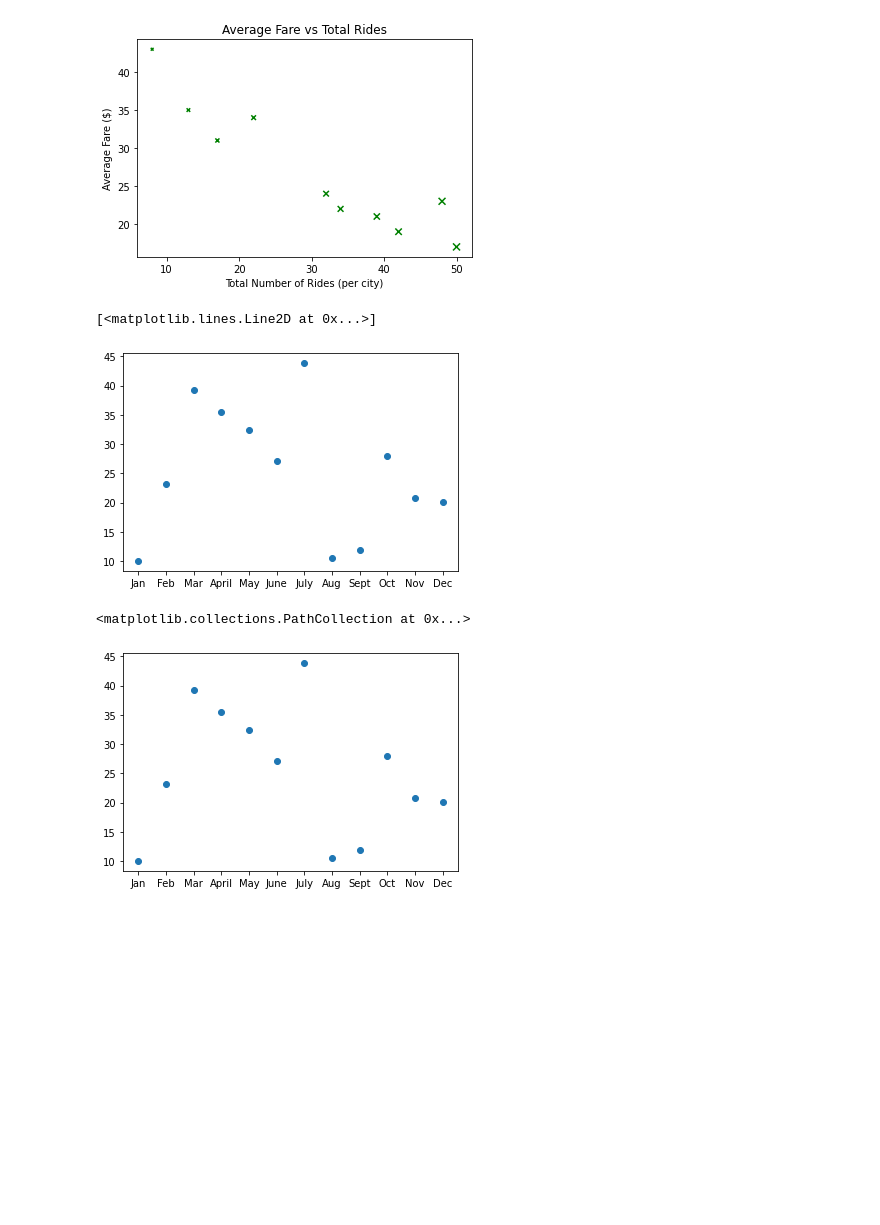
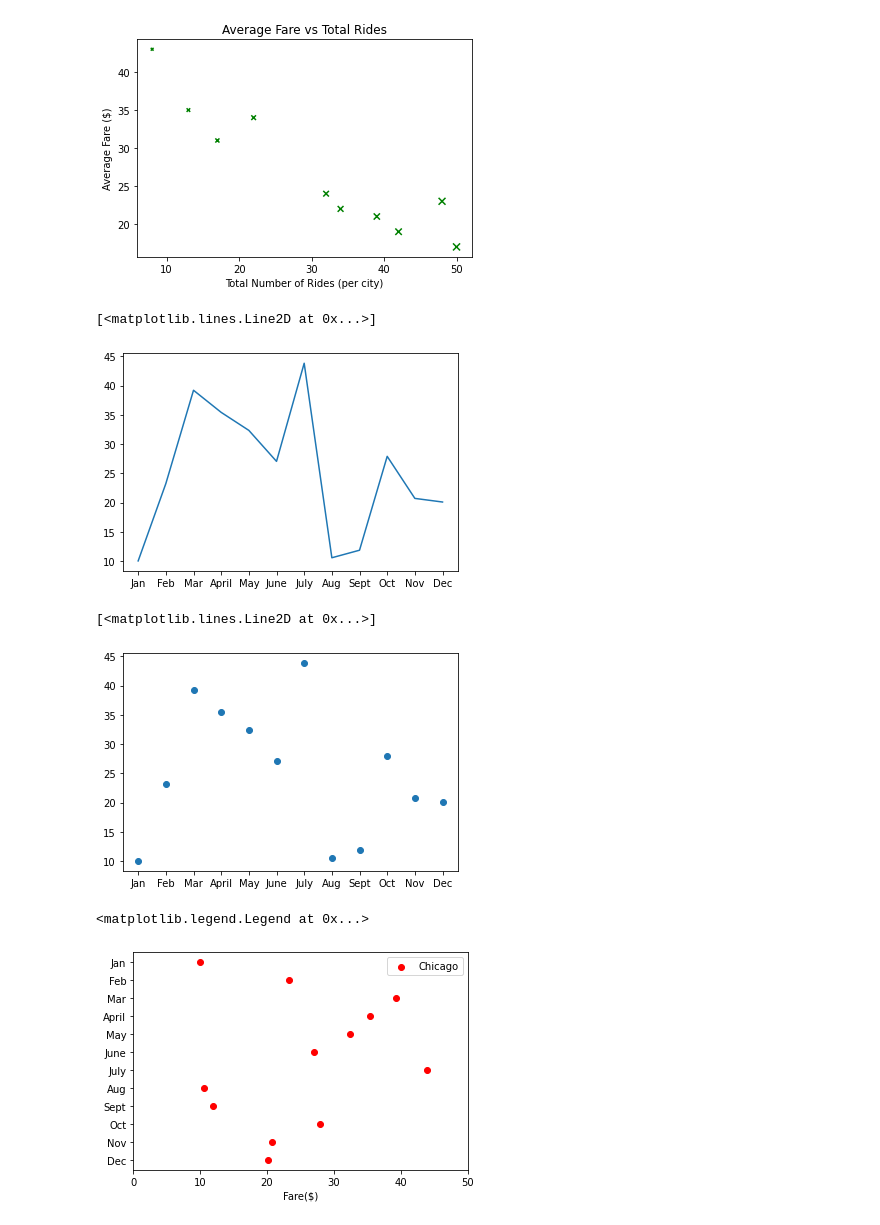
Before and after one commit to armandolatigo/PyBer_Analysis, a Jupyter notebook: matplotlib_practice.ipynb, the cells around one changed output. Saved outputs shown, nothing was run; the diff lists cells and outputs as text; code cells hidden in the pictures; blank space fills up the shorter version.

```diff
--- a/matplotlib_practice.ipynb
+++ b/matplotlib_practice.ipynb
@@ -237,20 +237,30 @@ x_axis = ["Jan", "Feb", "Mar", "April", "May", "June", "July", "Aug", "Sept", "O
 # Set the y-axis to a list of floats as the total fare in US dollars accumulated for each month.
 y_axis = [10.02, 23.24, 39.20, 35.42, 32.34, 27.04, 43.82, 10.56, 11.85, 27.90, 20.71, 20.09]
 # %%
-plt.plot(x_axis, y_axis, 'o')
+plt.plot(x_axis, y_axis, )
 # %% [output]
 [<matplotlib.lines.Line2D at 0x...>]
-[figure, old version]
+[figure, new version]
 # %%
-plt.scatter(x_axis,y_axis)
+plt.plot(x_axis,y_axis, 'o')
 # %% [output]
-<matplotlib.collections.PathCollection at 0x...>
+[<matplotlib.lines.Line2D at 0x...>]
 [figure]
 # %%
 #skill drill
 #Change the color of the markers to red.
 #Add a legend for the city of Chicago.
 #Add a title and axes labels.
 #Switch the axis so that the Fare($) data is on the x-axis.
 #Add a limit for the x-axis data.
 #Invert the y-axis so that January is at the top.
+
+plt.scatter(y_axis, x_axis, c="r", label="Chicago")
+plt.xlabel("Date")
+plt.xlabel("Fare($)")
+plt.gca().invert_yaxis()
+plt.xlim(0,50)
+plt.legend()
+# %% [output]
+<matplotlib.legend.Legend at 0x...>
+[figure, added]
```
Also changed, not shown: parts of 3 cells of this notebook.
